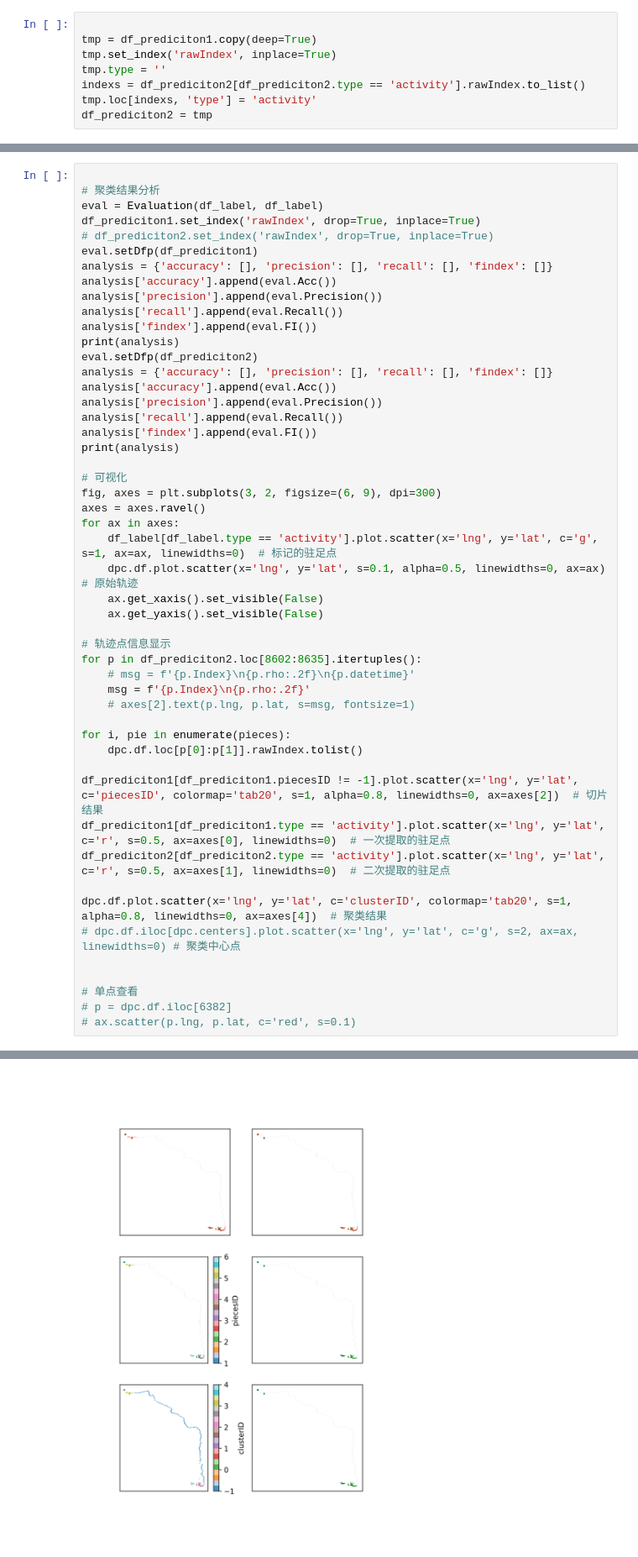
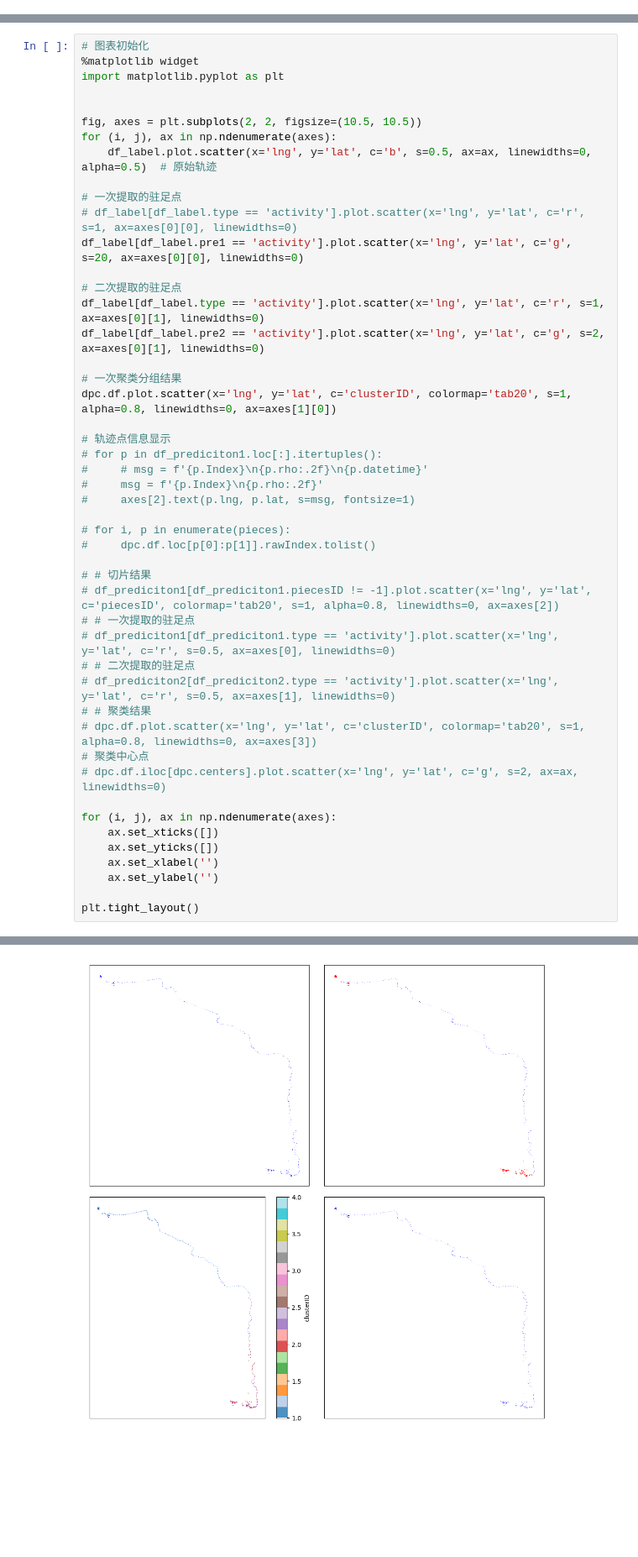
Before and after one commit to KEAE12315/flotation_old, a Jupyter notebook: test.ipynb, the cells around one changed output, grey strips where cells are left out. Shown at 84% size. Drawn from its saved outputs; the diff is of its cells as text; blank space fills up the shorter version.

```diff
--- a/test.ipynb
+++ b/test.ipynb
@@ -148,8 +36,0 @@ df_prediciton2[df_prediciton2.type == 'activity'].plot.scatter(x='lng', y='lat',
-# %%
-
-tmp = df_prediciton1.copy(deep=True)
-tmp.set_index('rawIndex', inplace=True)
-tmp.type = ''
-indexs = df_prediciton2[df_prediciton2.type == 'activity'].rawIndex.to_list()
-tmp.loc[indexs, 'type'] = 'activity'
-df_prediciton2 = tmp
@@ -156,51 +102,49 @@ df_prediciton2 = tmp
 # %%
+# 图表初始化
+%matplotlib widget
+import matplotlib.pyplot as plt
 
-# 聚类结果分析
-eval = Evaluation(df_label, df_label)
-df_prediciton1.set_index('rawIndex', drop=True, inplace=True)
-# df_prediciton2.set_index('rawIndex', drop=True, inplace=True)
-eval.setDfp(df_prediciton1)
-analysis = {'accuracy': [], 'precision': [], 'recall': [], 'findex': []}
-analysis['accuracy'].append(eval.Acc())
-analysis['precision'].append(eval.Precision())
-analysis['recall'].append(eval.Recall())
-analysis['findex'].append(eval.FI())
-print(analysis)
-eval.setDfp(df_prediciton2)
-analysis = {'accuracy': [], 'precision': [], 'recall': [], 'findex': []}
-analysis['accuracy'].append(eval.Acc())
-analysis['precision'].append(eval.Precision())
-analysis['recall'].append(eval.Recall())
-analysis['findex'].append(eval.FI())
-print(analysis)
 
-# 可视化
-fig, axes = plt.subplots(3, 2, figsize=(6, 9), dpi=300)
-axes = axes.ravel()
-for ax in axes:
-    df_label[df_label.type == 'activity'].plot.scatter(x='lng', y='lat', c='g', s=1, ax=ax, linewidths=0)  # 标记的驻足点
-    dpc.df.plot.scatter(x='lng', y='lat', s=0.1, alpha=0.5, linewidths=0, ax=ax)  # 原始轨迹
-    ax.get_xaxis().set_visible(False)
-    ax.get_yaxis().set_visible(False)
+fig, axes = plt.subplots(2, 2, figsize=(10.5, 10.5))
+for (i, j), ax in np.ndenumerate(axes):
+    df_label.plot.scatter(x='lng', y='lat', c='b', s=0.5, ax=ax, linewidths=0, alpha=0.5)  # 原始轨迹
+
+# 一次提取的驻足点
+# df_label[df_label.type == 'activity'].plot.scatter(x='lng', y='lat', c='r', s=1, ax=axes[0][0], linewidths=0)
+df_label[df_label.pre1 == 'activity'].plot.scatter(x='lng', y='lat', c='g', s=20, ax=axes[0][0], linewidths=0)
+
+# 二次提取的驻足点
+df_label[df_label.type == 'activity'].plot.scatter(x='lng', y='lat', c='r', s=1, ax=axes[0][1], linewidths=0)
+df_label[df_label.pre2 == 'activity'].plot.scatter(x='lng', y='lat', c='g', s=2, ax=axes[0][1], linewidths=0)
+
+# 一次聚类分组结果
+dpc.df.plot.scatter(x='lng', y='lat', c='clusterID', colormap='tab20', s=1, alpha=0.8, linewidths=0, ax=axes[1][0])
 
 # 轨迹点信息显示
-for p in df_prediciton2.loc[8602:8635].itertuples():
-    # msg = f'{p.Index}\n{p.rho:.2f}\n{p.datetime}'
-    msg = f'{p.Index}\n{p.rho:.2f}'
-    # axes[2].text(p.lng, p.lat, s=msg, fontsize=1)
+# for p in df_prediciton1.loc[:].itertuples():
+#     # msg = f'{p.Index}\n{p.rho:.2f}\n{p.datetime}'
+#     msg = f'{p.Index}\n{p.rho:.2f}'
+#     axes[2].text(p.lng, p.lat, s=msg, fontsize=1)
 
-for i, pie in enumerate(pieces):
-    dpc.df.loc[p[0]:p[1]].rawIndex.tolist()
+# for i, p in enumerate(pieces):
+#     dpc.df.loc[p[0]:p[1]].rawIndex.tolist()
 
-df_prediciton1[df_prediciton1.piecesID != -1].plot.scatter(x='lng', y='lat',  c='piecesID', colormap='tab20', s=1, alpha=0.8, linewidths=0, ax=axes[2])  # 切片结果
-df_prediciton1[df_prediciton1.type == 'activity'].plot.scatter(x='lng', y='lat', c='r', s=0.5, ax=axes[0], linewidths=0)  # 一次提取的驻足点
-df_prediciton2[df_prediciton2.type == 'activity'].plot.scatter(x='lng', y='lat', c='r', s=0.5, ax=axes[1], linewidths=0)  # 二次提取的驻足点
+# # 切片结果
+# df_prediciton1[df_prediciton1.piecesID != -1].plot.scatter(x='lng', y='lat', c='piecesID', colormap='tab20', s=1, alpha=0.8, linewidths=0, ax=axes[2])
+# # 一次提取的驻足点
+# df_prediciton1[df_prediciton1.type == 'activity'].plot.scatter(x='lng', y='lat', c='r', s=0.5, ax=axes[0], linewidths=0)
+# # 二次提取的驻足点
+# df_prediciton2[df_prediciton2.type == 'activity'].plot.scatter(x='lng', y='lat', c='r', s=0.5, ax=axes[1], linewidths=0)
+# # 聚类结果
+# dpc.df.plot.scatter(x='lng', y='lat', c='clusterID', colormap='tab20', s=1, alpha=0.8, linewidths=0, ax=axes[3])
+# 聚类中心点
+# dpc.df.iloc[dpc.centers].plot.scatter(x='lng', y='lat', c='g', s=2, ax=ax, linewidths=0)
 
-dpc.df.plot.scatter(x='lng', y='lat', c='clusterID', colormap='tab20', s=1, alpha=0.8, linewidths=0, ax=axes[4])  # 聚类结果
-# dpc.df.iloc[dpc.centers].plot.scatter(x='lng', y='lat', c='g', s=2, ax=ax, linewidths=0) # 聚类中心点
+for (i, j), ax in np.ndenumerate(axes):
+    ax.set_xticks([])
+    ax.set_yticks([])
+    ax.set_xlabel('')
+    ax.set_ylabel('')
 
-
-# 单点查看
-# p = dpc.df.iloc[6382]
-# ax.scatter(p.lng, p.lat, c='red', s=0.1)
+plt.tight_layout()
 # %% [output]
@@ -210 +151 @@ dpc.df.plot.scatter(x='lng', y='lat', c='clusterID', colormap='tab20', s=1, alph
-[figure, old version]
+[figure, new version]
```
Also changed, not shown: parts of 24 cells of this notebook, 23 other files.
